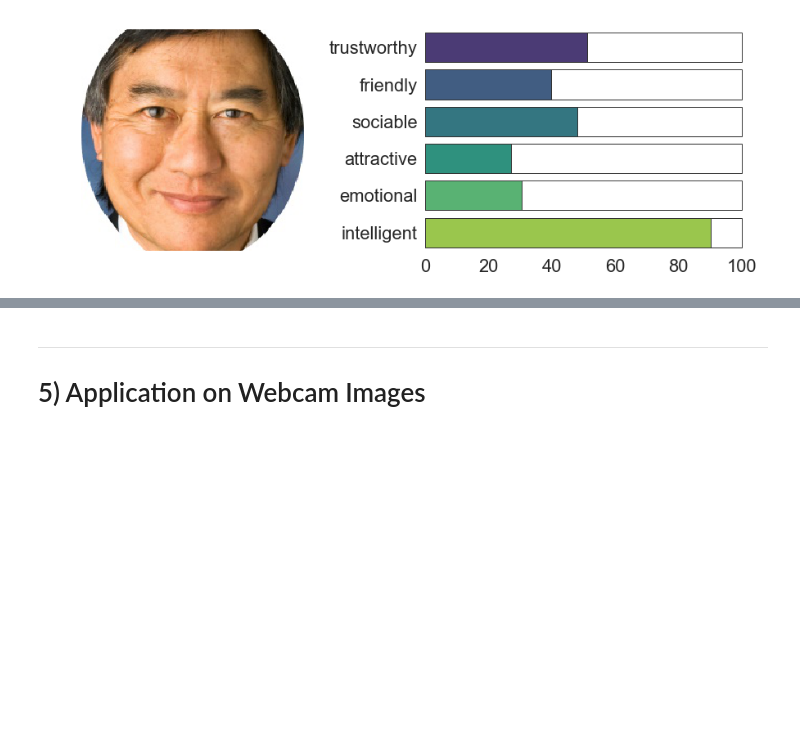
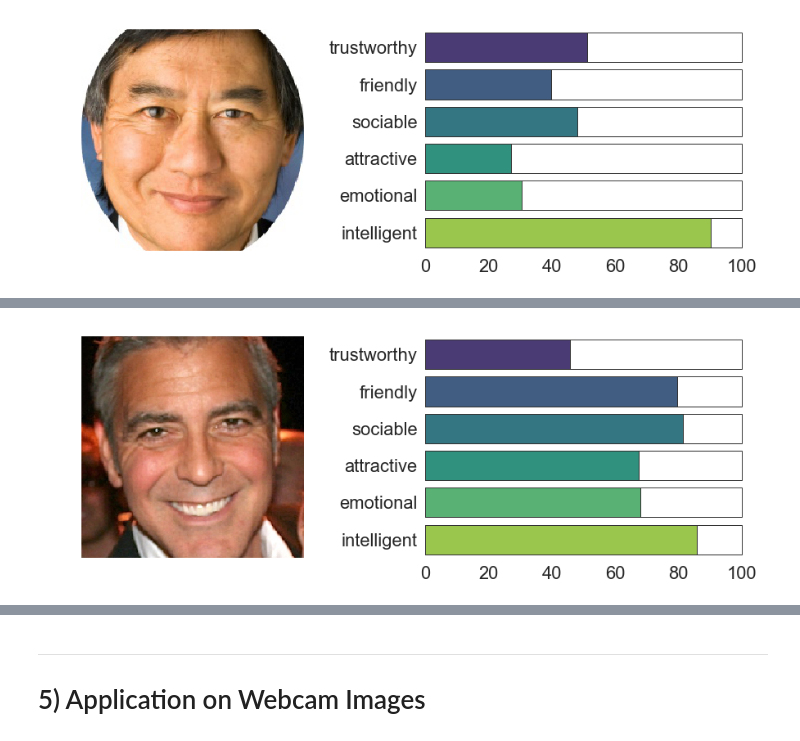
Before and after one commit to KarimaCha/CNN_Trust_Prediction, a Jupyter notebook: 8_Application.ipynb, the cells around one changed output, grey strips where cells are left out. Cells and saved outputs as stored; diff of their text form; code cells hidden in the pictures; blank space fills up the shorter version.

```diff
--- a/8_Application.ipynb
+++ b/8_Application.ipynb
@@ -301,0 +288,7 @@ rate_face(img_path + 'Frau_alt.jpg')
+# %%
+rate_face(img_path + 'George_Clooney_2012.jpg')
+# image source:
+# By Thescrutineer - Own work, CC BY-SA 3.0,
+# https://commons.wikimedia.org/w/index.php?curid=32437331
+# %% [output]
+[figure, added]
```
Also changed, not shown: parts of 16 cells of this notebook.
